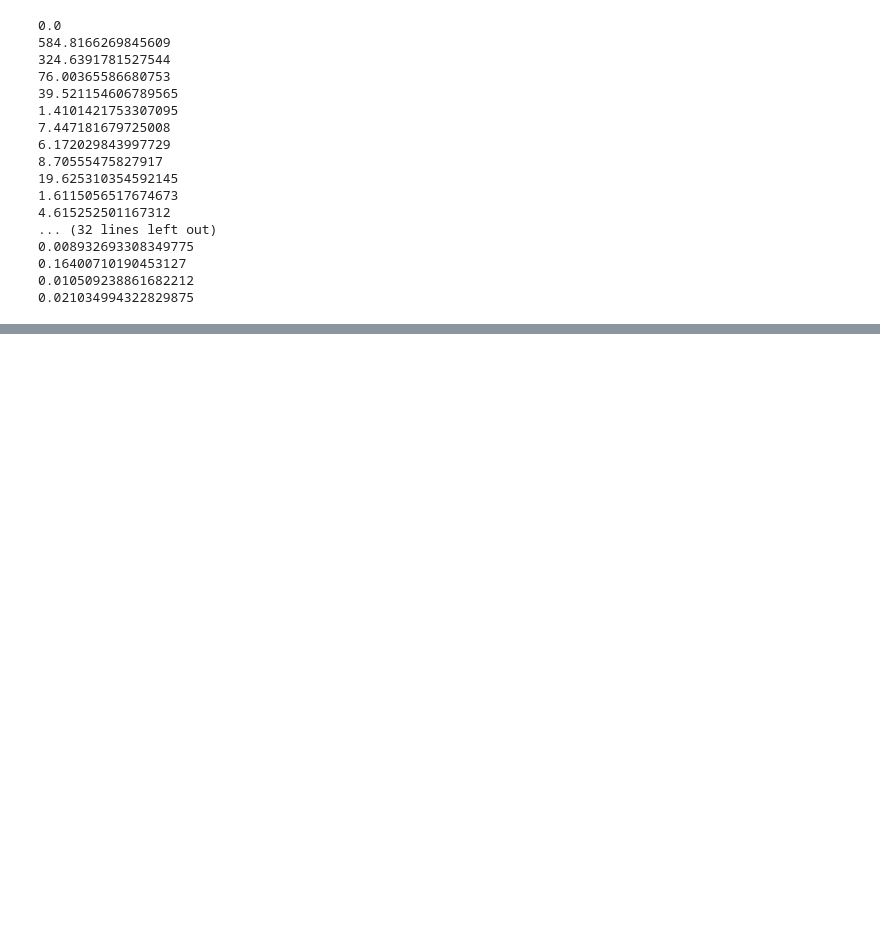
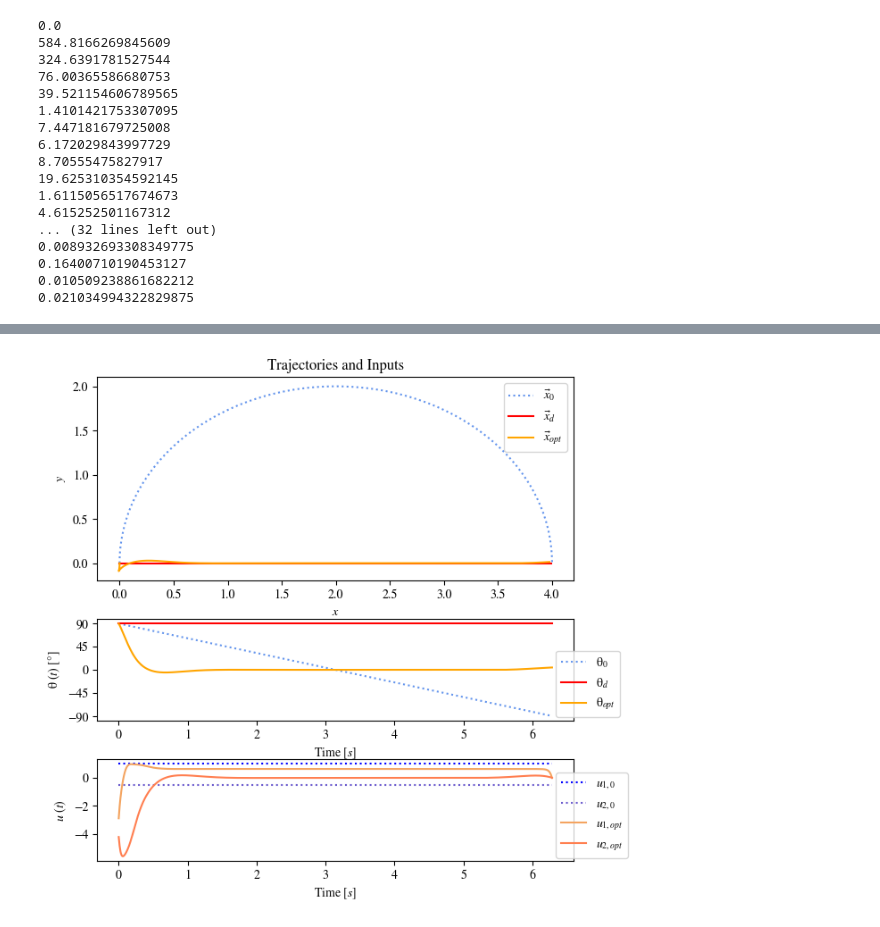
Before and after one commit to sirojc/me455-active-learning, a Jupyter notebook: HW2/HW2_1.ipynb, the cells around one changed output, grey strips where cells are left out. Saved outputs shown, nothing was run; the diff lists cells and outputs as text; code cells hidden in the pictures; blank space fills up the shorter version.

Commit message:
beautify plots

```diff
--- a/HW2/HW2_1.ipynb
+++ b/HW2/HW2_1.ipynb
@@ -96,6 +97,7 @@ u_iLQR = u_init
 x_iLQR = x_init
 
 zeta = np.zeros((n,5)) # zeta = [z0, z1, z2, v0, v1]
+J_array = []
 
 i = 0
 while i==0 or np.abs(DJ(x_iLQR, u_iLQR, zeta)) > eps:
@@ -109,6 +111,7 @@ while i==0 or np.abs(DJ(x_iLQR, u_iLQR, zeta)) > eps:
     beta = 0.5
     gamma = 1
     J_u = J(x_iLQR, u_iLQR)
+    J_array.append(J_u)
     DJ_u_zeta = DJ(x_iLQR, u_iLQR, zeta)
     while J(dynamics(x0, u_iLQR + gamma*zeta[:, 3:]), u_iLQR + gamma*zeta[:, 3:]) > J_u + alpha*gamma*DJ_u_zeta:
         gamma *= beta
@@ -200,0 +142,78 @@ plt.savefig('./HW2_1_opt_u.png')
+# %%
+# Plots: Initial Trajectory, Final Optimized Trajectory, Optimized Control Signal
+time_discr = np.linspace(0, T, n)
+
+#Plot Initial Trajectory
+fig, (ax1, ax2, ax3) = plt.subplots(3, 1, height_ratios=[2, 1, 1], figsize=(6, 6))
+fig.tight_layout()
+ax1.plot(x_init[:,0], x_init[:,1], color='cornflowerblue', linestyle='dotted', label=r'$\vec{x}_{0}$')
+ax1.plot(x_g[:,0], x_g[:,1], color='red', label=r'$\vec{x}_{d}$')
+ax1.plot(x_iLQR[:,0], x_iLQR[:,1], color='orange', label=r'$\vec{x}_{opt}$')
+ax2.plot(time_discr, x_init[:,2]*180/np.pi, color='cornflowerblue', linestyle='dotted', label="\u03B8$_{0}$")
+ax2.plot(time_discr, x_g[:,2]*180/np.pi, color='red', label="\u03B8$_{d}$")
+ax2.plot(time_discr, x_iLQR[:,2]*180/np.pi, color='orange', label="\u03B8$_{opt}$")
+ax3.plot(time_discr, np.array([1 for i in range(n)]), color='blue', linestyle='dotted', label="$u_{1,0}$")
+ax3.plot(time_discr, np.array([-0.5 for i in range(n)]), color='slateblue', linestyle='dotted', label="$u_{2,0}$")
+ax3.plot(time_discr, u_iLQR[:,0], color='sandybrown', label="$u_{1,opt}$")
+ax3.plot(time_discr, u_iLQR[:,1], color='coral', label="$u_{2,opt}$")
+
+ax1.legend()
+ax2.legend(bbox_to_anchor=(0.95, 0.75))
+ax3.legend(bbox_to_anchor=(0.95, 0.93))
+
+ax1.set_xlabel("$x$")
+ax1.set_ylabel("$y$")
+ax2.set_xlabel("Time $[s]$")
+ax2.set_ylabel("\u03B8 $(t)$ $[°]$")
+ax2.set_yticks([-90, -45, 0, 45, 90])
+ax3.set_xlabel("Time $[s]$")
+ax3.set_ylabel("$u$ $(t)$")
+
+ax1.set_title("Trajectories and Inputs")
+plt.savefig('./HW2_1_traj.png')
+
+#Plots Final Optimized Trajectory
+# fig2, (ax1, ax2, ax3) = plt.subplots(3, 1, sharex=True)
+# ax1.step(time_discr, x_iLQR[:,0], label="$x$")
+# ax2.step(time_discr, x_iLQR[:,1], label="$y$")
+# ax1.step(time_discr, x_g[:,0], color='red', label=r"$x_{d}$")
+# ax2.step(time_discr, x_g[:,1], color='red', label=r"$y_{d}$")
+# ax3.step(time_discr, x_iLQR[:,2]*180/np.pi, label="\u03B8")
+# ax3.step(time_discr, x_g[:,2]*180/np.pi, color='red', label="\u03B8$_{d}$")
+# ax1.set_ylabel("$x$ $(t)$")
+# ax2.set_ylabel("$y$ $(t)$")
+# ax3.set_xlabel("Time $[s]$")
+# ax3.set_ylabel("\u03B8 $(t)$ $[°]$")
+# ax1.legend()
+# ax2.legend()
+# ax3.legend()
+# ax1.set_title("Final Optimized Trajectory")
+# plt.savefig('./HW2_1_opt_time.png')
+
+fig3, ax = plt.subplots()
+ax.step(x_iLQR[:,0], x_iLQR[:,1], color='orange', label=r'$\vec{x}_{opt}$')
+ax.plot(x_g[:,0], x_g[:,1], color='red', label=r'$\vec{x}_{d}$')
+ax.legend()
+ax.set_xlabel("$x$")
+ax.set_ylabel("$y$")
+plt.title("Optimized Trajectory - Zoomed in")
+plt.savefig('./HW2_1_opt_zoom.png')
+
+# Plot Optimized Control Signal
+# fig4, ax = plt.subplots()
+# ax.step(time_discr, u_iLQR[:,0], label="$u_{1}$")
+# ax.step(time_discr, u_iLQR[:,1], label="$u_{2}$")
+# ax.legend()
+# ax.set_xlabel("Time $[s]$")
+# ax.set_ylabel("$u$ $(t)$")
+# plt.title("Optimized Controls")
+# plt.savefig('./HW2_1_opt_u.png')
+
+fig5, ax = plt.subplots()
+ax.plot(np.linspace(1, i, i), J_array, color='orange')
+ax.set_xlabel("Iteration")
+ax.set_ylabel("$J(x, u)$")
+plt.title("Cost vs. Iteration, $\epsilon = 1e^{-3}$")
+plt.savefig('./HW2_1_cost.png')
+# %% [output]
+[figure, added]
```
Also changed, not shown: parts of 3 cells of this notebook, 7 other files.
